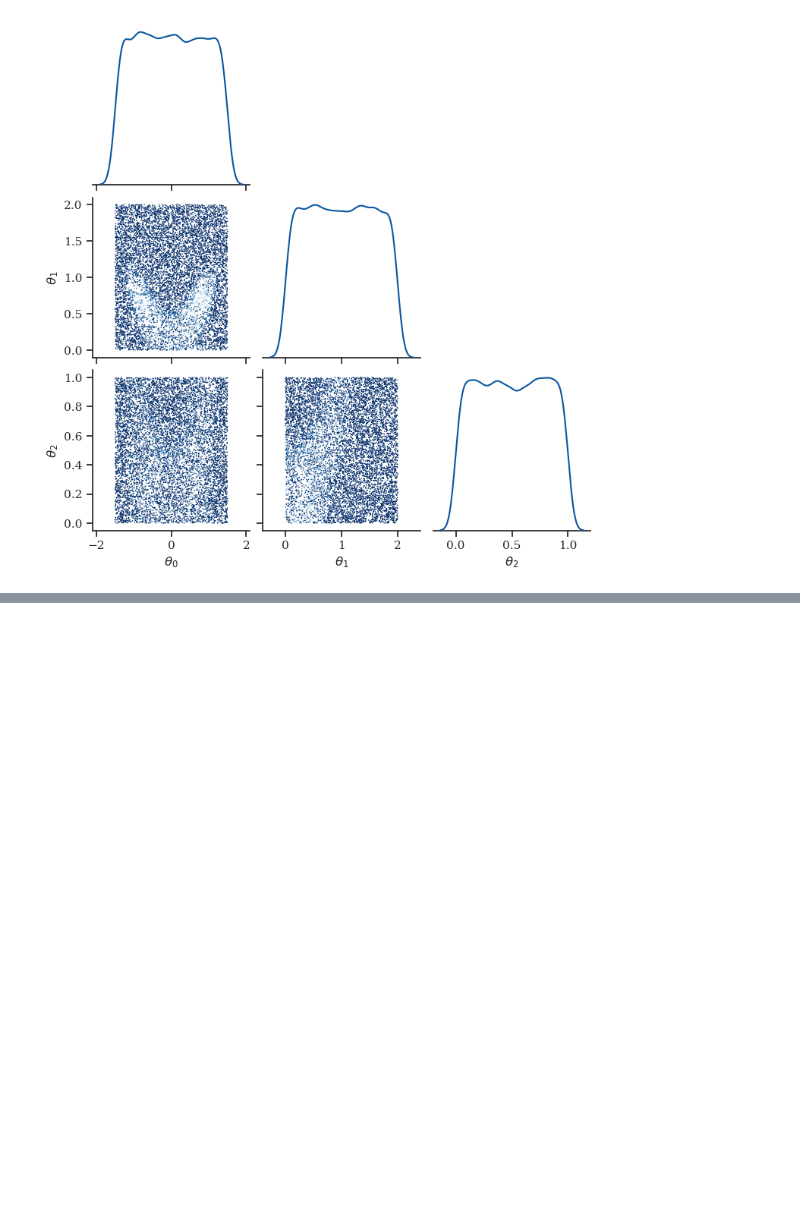
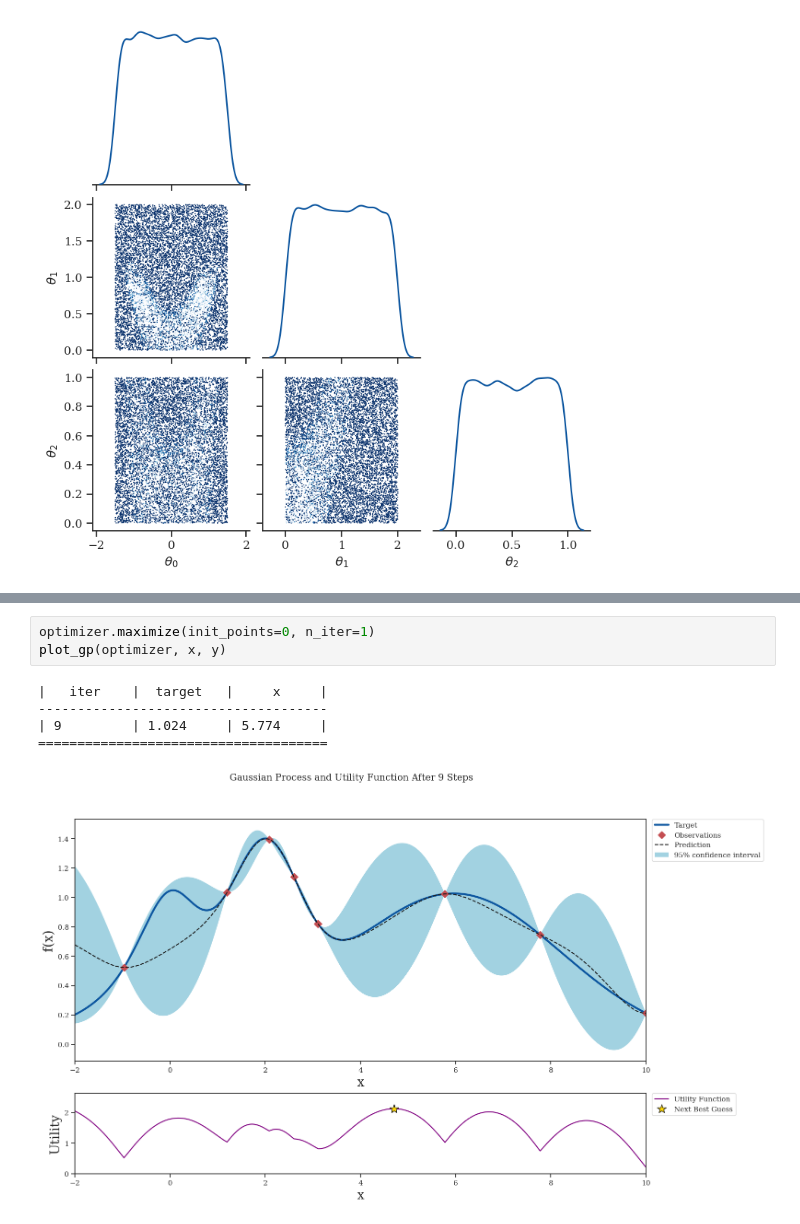
Before and after one commit to mjadiaz/toy-models, a Jupyter notebook: symc/notebooks/demo.ipynb, the cells around one changed output, grey strips where cells are left out. Saved outputs shown, nothing was run; the diff lists cells and outputs as text; blank space fills up the shorter version.

```diff
--- a/symc/notebooks/demo.ipynb
+++ b/symc/notebooks/demo.ipynb
@@ -81,0 +205,9 @@ plt.show()
+# %%
+optimizer.maximize(init_points=0, n_iter=1)
+plot_gp(optimizer, x, y)
+# %% [output]
+|   iter    |  target   |     x     |
+-------------------------------------
+| 9         | 1.024     | 5.774     |
+=====================================
+[figure, added]
```
Also changed, not shown: parts of 15 cells of this notebook.
